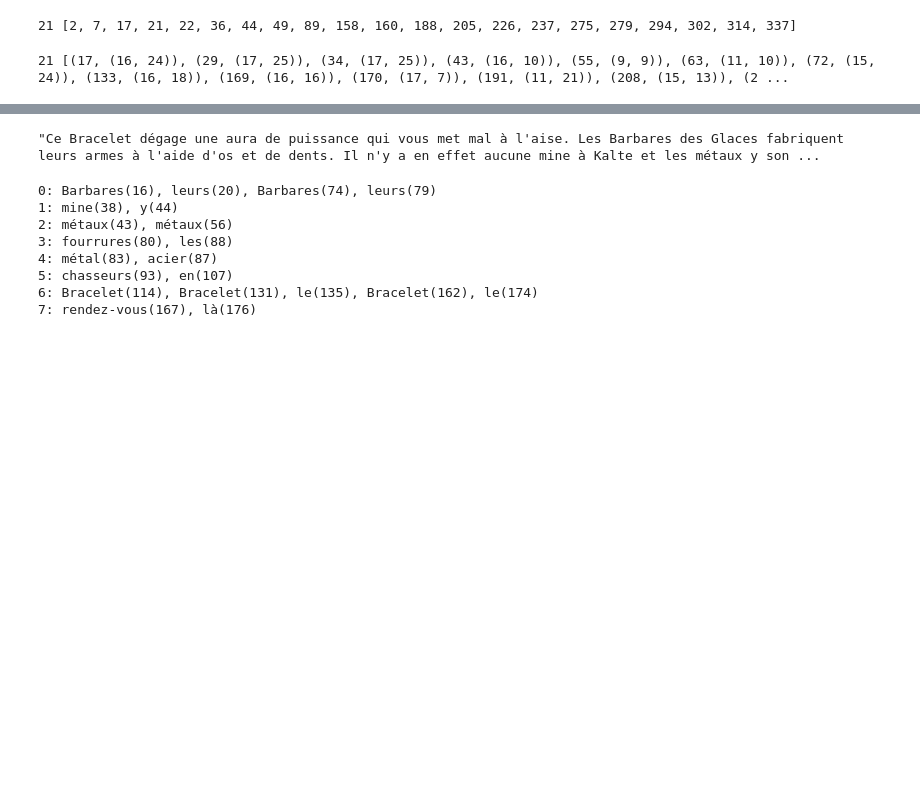
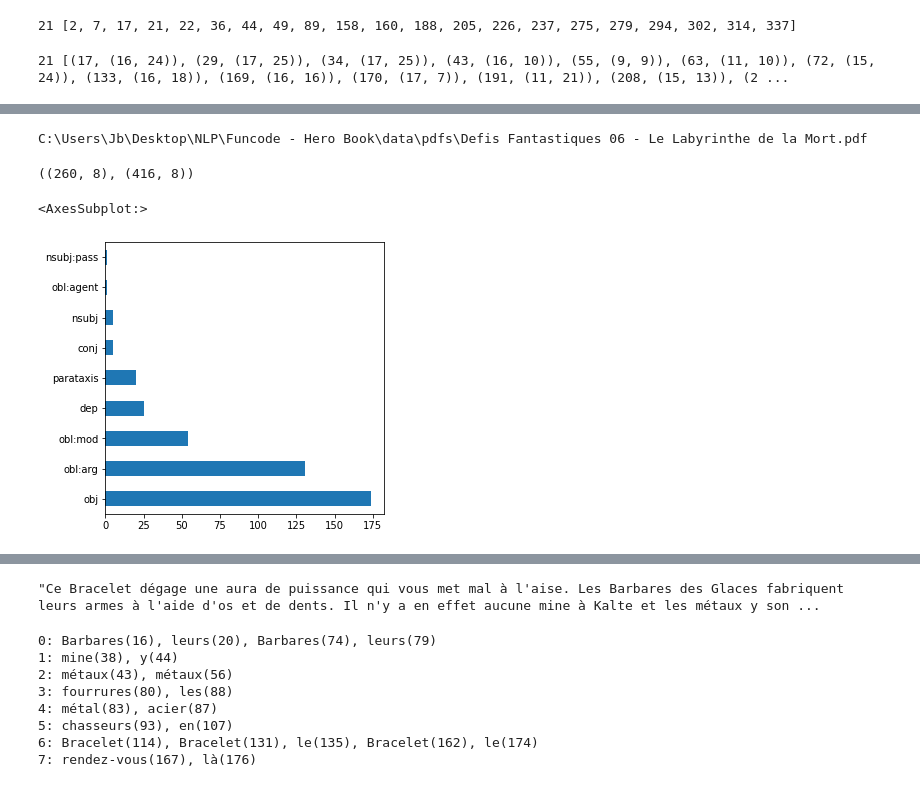
Before and after one commit to JBAujogue/Funcode---Hero-Book, a Jupyter notebook: notebooks/Hero Book - v2 dev.ipynb, the cells around one changed output, grey strips where cells are left out. Drawn from its saved outputs; the diff is of its cells as text; code cells hidden in the pictures; blank space fills up the shorter version.

```diff
--- a/notebooks/Hero Book - v2 dev.ipynb
+++ b/notebooks/Hero Book - v2 dev.ipynb
@@ -620,0 +628,60 @@ TODOs:
+# %%
+fine_name_dev = 'Loup Solitaire 03 - Les Grottes de Kalte.pdf'
+fine_name_dev = 'Defis Fantastiques 06 - Le Labyrinthe de la Mort.pdf'
+file_path_dev = os.path.join(path_to_pdfs, fine_name_dev)
+print(file_path_dev)
+
+# parse raw text
+text_dev = parse_pdf_raw_text(file_path_dev)
+
+# find episode markers & text
+episode_dict_dev = get_episode_dict(text_dev)
+# %% [output]
+C:\Users\Jb\Desktop\NLP\Funcode - Hero Book\data\pdfs\Defis Fantastiques 06 - Le Labyrinthe de la Mort.pdf
+# %%
+# collect all noun chunks from all target sentences
+chunks = []
+for i in tqdm.notebook.tqdm(episode_dict_dev):
+    for j in episode_dict_dev[i]['targets']:
+        s = episode_dict_dev[i]['targets'][j]['sentence']
+        doc = nlp(s)
+        chunks += [
+            (n.root.head.text, n.root.dep_, n.root.text, n.text, s, i, j)
+            for n in doc.noun_chunks
+            if (
+                n.root.head.pos_ == 'VERB'
+                #len(re.sub('[A-Z]', '', n.text)) < len(n.text) # chunk contains a capital letter
+                and n.root.dep_.endswith('obj')                # chunk is the object of a verb
+            )
+        ]
+
+df_chunks = pd.DataFrame(chunks, columns = ['Predicate', 'Relation', 'Object_root', 'Object', 'Sentence', 'Source', 'Target'])
+df_chunks.insert(0, 'File', fine_name_dev)
+
+
+# collect all noun chunks from all target sentences
+spans = []
+for i in tqdm.notebook.tqdm(episode_dict_dev):
+    for j in episode_dict_dev[i]['targets']:
+        s = episode_dict_dev[i]['targets'][j]['sentence']
+        doc = nlp(s)
+        for t in doc:
+            span = doc[min([w.i for w in t.subtree]): max([w.i for w in t.subtree])+1].text
+            if (t.head.pos_ == 'VERB'
+                and t.pos_ == 'NOUN'
+                and 'VERB' not in [w.pos_ for w in t.subtree]
+                # and len(re.sub('[A-Z]', '', chunk)) < len(chunk) # chunk contains a capital letter
+               ):
+                spans += [(t.head.text, t.dep_, t.text, span, s, i, j)]
+
+df_spans = pd.DataFrame(spans, columns = ['Predicate', 'Relation', 'Object_root', 'Object', 'Sentence', 'Source', 'Target'])
+df_spans.insert(0, 'File', fine_name_dev)
+# %%
+df_chunks.shape, df_spans.shape
+# %% [output]
+((260, 8), (416, 8))
+# %%
+df_spans.Relation.value_counts().plot.barh(figsize = (5, 5))
+# %% [output]
+<AxesSubplot:>
+[figure, added]
```
Also changed, not shown: parts of 22 cells of this notebook, 2 other files.
